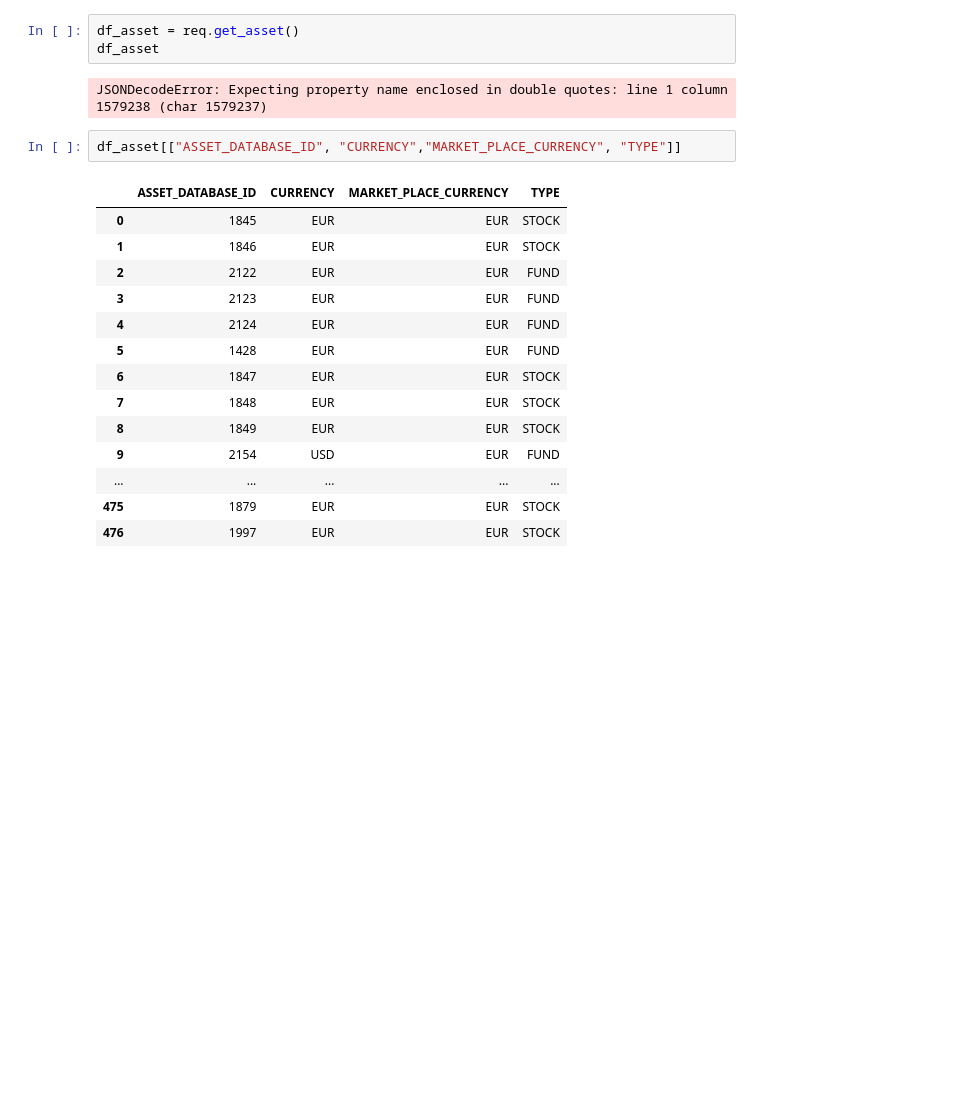
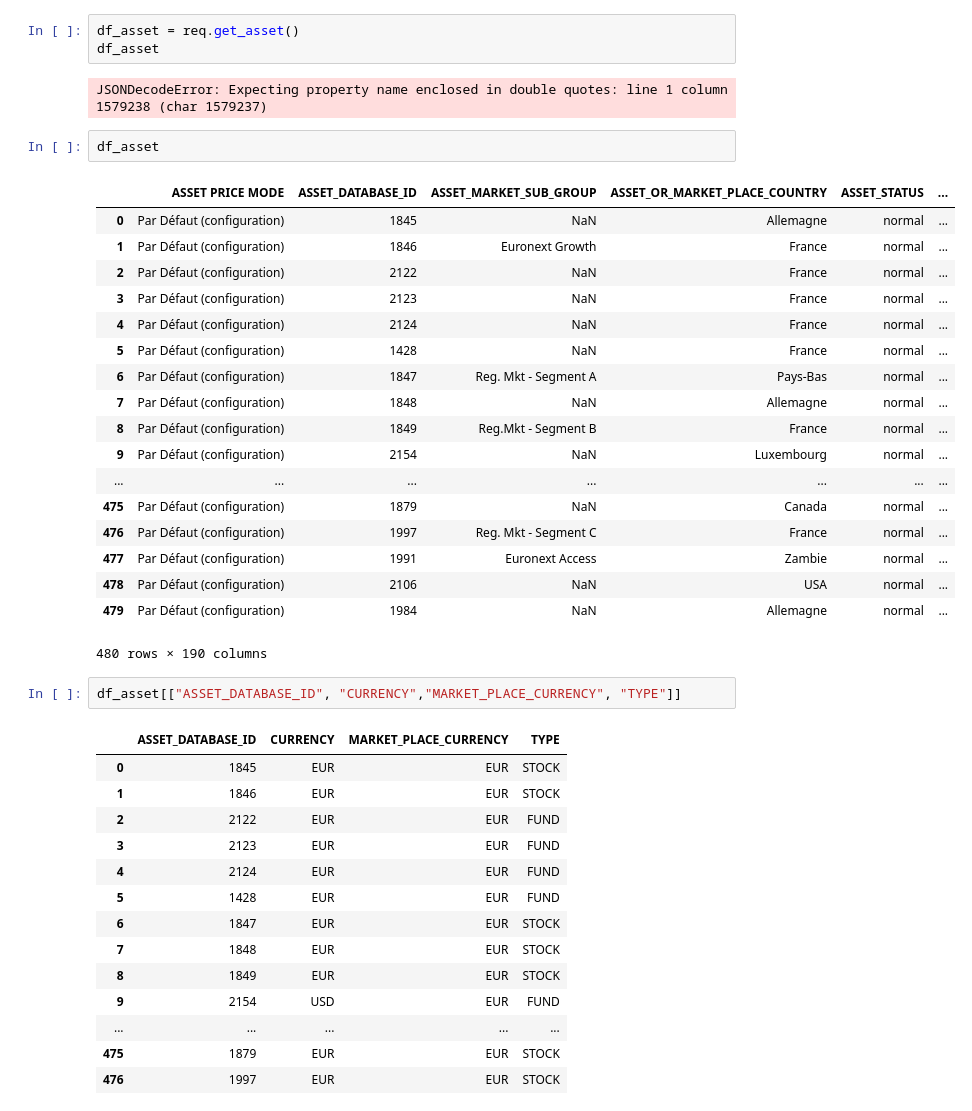
Before and after one commit to landEpita/Dolphin, a Jupyter notebook: Optimisation_Markowitz.ipynb, the cells around one changed output. Drawn from its saved outputs; the diff is of its cells as text; blank space fills up the shorter version.

```diff
--- a/Optimisation_Markowitz.ipynb
+++ b/Optimisation_Markowitz.ipynb
@@ -111,6 +111,27 @@ df_asset = req.get_asset()
 df_asset
 # %% [output]
 JSONDecodeError: Expecting property name enclosed in double quotes: line 1 column 1579238 (char 1579237)
+# %%
+df_asset
+# %% [output]
+|  | ASSET PRICE MODE | ASSET_DATABASE_ID | ASSET_MARKET_SUB_GROUP | ASSET_OR_MARKET_PLACE_COUNTRY | ASSET_STATUS | ... |
+| 0 | Par Défaut (configuration) | 1845 | NaN | Allemagne | normal | ... |
+| 1 | Par Défaut (configuration) | 1846 | Euronext Growth | France | normal | ... |
+| 2 | Par Défaut (configuration) | 2122 | NaN | France | normal | ... |
+| 3 | Par Défaut (configuration) | 2123 | NaN | France | normal | ... |
+| 4 | Par Défaut (configuration) | 2124 | NaN | France | normal | ... |
+| 5 | Par Défaut (configuration) | 1428 | NaN | France | normal | ... |
+| 6 | Par Défaut (configuration) | 1847 | Reg. Mkt - Segment A | Pays-Bas | normal | ... |
+| 7 | Par Défaut (configuration) | 1848 | NaN | Allemagne | normal | ... |
+| 8 | Par Défaut (configuration) | 1849 | Reg.Mkt - Segment B | France | normal | ... |
+| 9 | Par Défaut (configuration) | 2154 | NaN | Luxembourg | normal | ... |
+| ... | ... | ... | ... | ... | ... | ... |
+| 475 | Par Défaut (configuration) | 1879 | NaN | Canada | normal | ... |
+| 476 | Par Défaut (configuration) | 1997 | Reg. Mkt - Segment C | France | normal | ... |
+| 477 | Par Défaut (configuration) | 1991 | Euronext Access | Zambie | normal | ... |
+| 478 | Par Défaut (configuration) | 2106 | NaN | USA | normal | ... |
+| 479 | Par Défaut (configuration) | 1984 | NaN | Allemagne | normal | ... |
+480 rows × 190 columns
 # %%
 df_asset[["ASSET_DATABASE_ID", "CURRENCY","MARKET_PLACE_CURRENCY", "TYPE"]]
 # %% [output]
```
Also changed, not shown: parts of 4 cells of this notebook.
